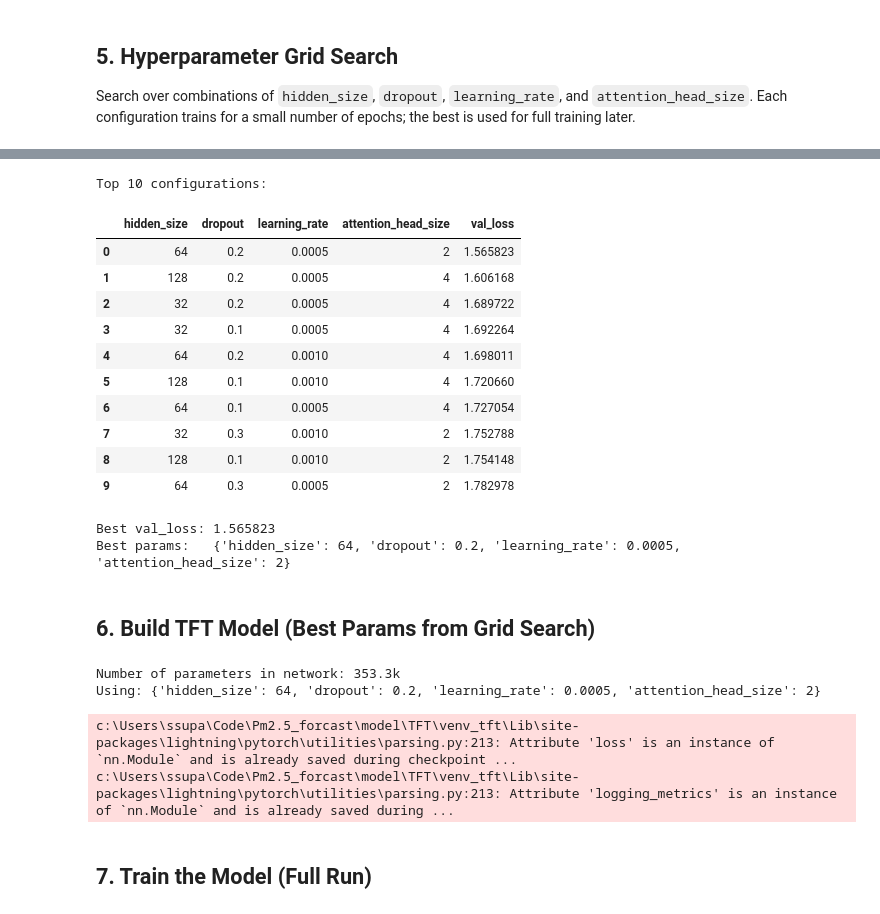
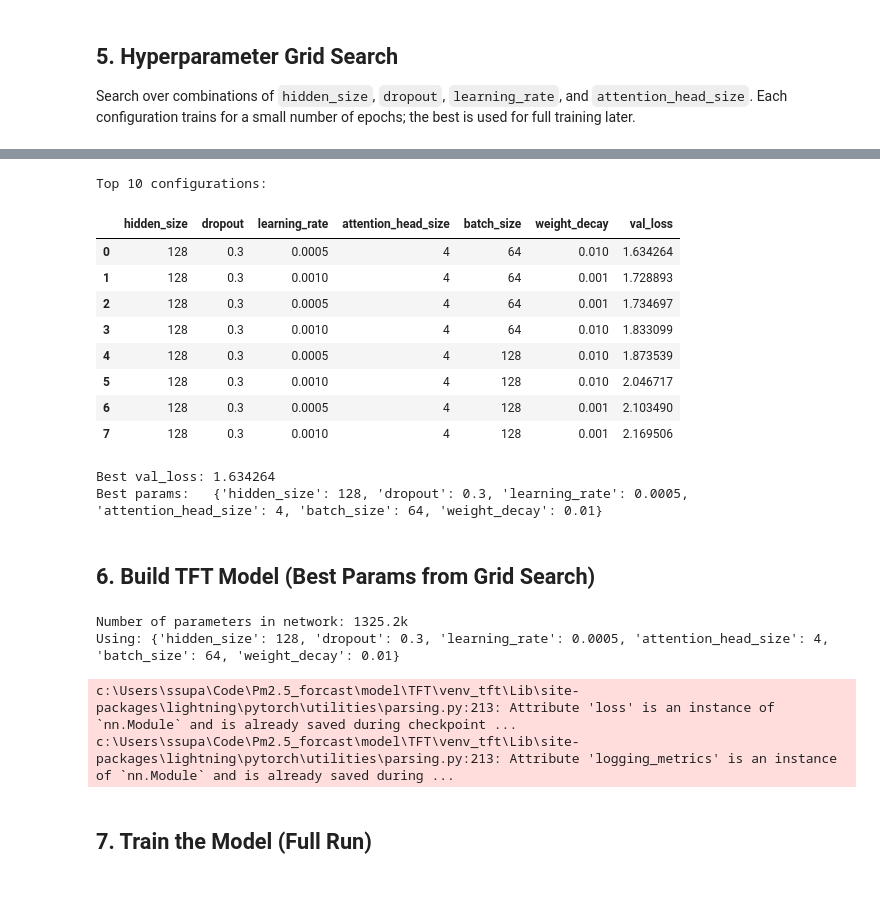
Before and after one commit to tawan123456789/Pm2.5_forcast, a Jupyter notebook: model/TFT/TFTv3.ipynb, the cells around one changed output, grey strips where cells are left out. Saved outputs shown, nothing was run; the diff lists cells and outputs as text; code cells hidden in the pictures.

```diff
--- a/model/TFT/TFTv3.ipynb
+++ b/model/TFT/TFTv3.ipynb
@@ -209,10 +209,12 @@ from itertools import product
 
 # --- Define the parameter grid ---
 param_grid = {
-    "hidden_size":        [32, 64, 128],
-    "dropout":            [0.1, 0.2, 0.3],
-    "learning_rate":      [1e-3, 5e-4],
-    "attention_head_size": [2, 4],
+    "hidden_size":        [128],
+    "dropout":            [0.3],
+    "learning_rate":      [0.001, 0.0005],
+    "attention_head_size": [4],
+    "batch_size":         [64, 128],
+    "weight_decay":       [1e-2, 1e-3],
 }
 
 GRID_SEARCH_EPOCHS = 30  # short runs to compare configurations
@@ -227,6 +229,10 @@ for i, values in enumerate(combos):
     params = dict(zip(keys, values))
     print(f"\n[{i+1}/{len(combos)}] {params}")
 
+    # Create dataloaders with current batch_size
+    gs_train_dataloader = training.to_dataloader(train=True, batch_size=params["batch_size"], num_workers=0)
+    gs_val_dataloader = validation.to_dataloader(train=False, batch_size=params["batch_size"] * 10, num_workers=0)
+
     model = TemporalFusionTransformer.from_dataset(
         training,
         learning_rate=params["learning_rate"],
@@ -237,13 +243,13 @@ for i, values in enumerate(combos):
         output_size=7,
         loss=QuantileLoss(),
         optimizer="adamw",
-        weight_decay=1e-2,
+        weight_decay=params["weight_decay"],
         reduce_on_plateau_patience=3,
         reduce_on_plateau_reduction=10,
         reduce_on_plateau_min_lr=1e-6,
     )
 
-    gs_logger = CSVLogger("logs", name="44T_Rand1_Features_BN", version=i)
+    gs_logger = CSVLogger("logs", name="44T_Rand1_Features_BN_V2", version=i)
 
     gs_early_stop = EarlyStopping(
         monitor="val_loss", min_delta=1e-4, patience=5, verbose=False, mode="min"
@@ -260,7 +266,7 @@ for i, values in enumerate(combos):
         enable_model_summary=False,
     )
 
-    gs_trainer.fit(model, train_dataloaders=train_dataloader, val_dataloaders=val_dataloader)
+    gs_trainer.fit(model, train_dataloaders=gs_train_dataloader, val_dataloaders=gs_val_dataloader)
 
     best_val_loss = gs_trainer.callback_metrics.get("val_loss", float("inf"))
     if isinstance(best_val_loss, torch.Tensor):
@@ -329,35 +336,38 @@ LOCAL_RANK: 0 - CUDA_VISIBLE_DEVICES: [0]
 # %%
 # --- Grid Search Results ---
 results_df = pd.DataFrame(grid_results).sort_values("val_loss").reset_index(drop=True)
 print("Top 10 configurations:")
 display(results_df.head(10))
 
 best_params = results_df.iloc[0].to_dict()
 best_val = best_params.pop("val_loss")
 # cast back to proper types
 best_params["hidden_size"]         = int(best_params["hidden_size"])
 best_params["attention_head_size"] = int(best_params["attention_head_size"])
+best_params["batch_size"]          = int(best_params["batch_size"])
 
 print(f"\nBest val_loss: {best_val:.6f}")
 print(f"Best params:   {best_params}")
 # %% [output]
 Top 10 configurations:
-|  | hidden_size | dropout | learning_rate | attention_head_size | val_loss |
-| 0 | 64 | 0.2 | 0.0005 | 2 | 1.565823 |
-| 1 | 128 | 0.2 | 0.0005 | 4 | 1.606168 |
-| 2 | 32 | 0.2 | 0.0005 | 4 | 1.689722 |
-| 3 | 32 | 0.1 | 0.0005 | 4 | 1.692264 |
-| 4 | 64 | 0.2 | 0.0010 | 4 | 1.698011 |
-| 5 | 128 | 0.1 | 0.0010 | 4 | 1.720660 |
-| 6 | 64 | 0.1 | 0.0005 | 4 | 1.727054 |
-| 7 | 32 | 0.3 | 0.0010 | 2 | 1.752788 |
-| 8 | 128 | 0.1 | 0.0010 | 2 | 1.754148 |
-| 9 | 64 | 0.3 | 0.0005 | 2 | 1.782978 |
+|  | hidden_size | dropout | learning_rate | attention_head_size | batch_size | weight_decay | val_loss |
+| 0 | 128 | 0.3 | 0.0005 | 4 | 64 | 0.010 | 1.634264 |
+| 1 | 128 | 0.3 | 0.0010 | 4 | 64 | 0.001 | 1.728893 |
+| 2 | 128 | 0.3 | 0.0005 | 4 | 64 | 0.001 | 1.734697 |
+| 3 | 128 | 0.3 | 0.0010 | 4 | 64 | 0.010 | 1.833099 |
+| 4 | 128 | 0.3 | 0.0005 | 4 | 128 | 0.010 | 1.873539 |
+| 5 | 128 | 0.3 | 0.0010 | 4 | 128 | 0.010 | 2.046717 |
+| 6 | 128 | 0.3 | 0.0005 | 4 | 128 | 0.001 | 2.103490 |
+| 7 | 128 | 0.3 | 0.0010 | 4 | 128 | 0.001 | 2.169506 |
-Best val_loss: 1.565823
-Best params:   {'hidden_size': 64, 'dropout': 0.2, 'learning_rate': 0.0005, 'attention_head_size': 2}
+Best val_loss: 1.634264
+Best params:   {'hidden_size': 128, 'dropout': 0.3, 'learning_rate': 0.0005, 'attention_head_size': 4, 'batch_size': 64, 'weight_decay': 0.01}
 # %% [markdown]
 ## 6. Build TFT Model (Best Params from Grid Search)
 # %%
+# Recreate dataloaders with best batch_size
+train_dataloader = training.to_dataloader(train=True, batch_size=best_params["batch_size"], num_workers=0)
+val_dataloader = validation.to_dataloader(train=False, batch_size=best_params["batch_size"] * 10, num_workers=0)
+
 tft = TemporalFusionTransformer.from_dataset(
     training,
     learning_rate=best_params["learning_rate"],
@@ -368,7 +378,7 @@ tft = TemporalFusionTransformer.from_dataset(
     output_size=7,             # 7 quantiles
     loss=QuantileLoss(),
     optimizer="adamw",
-    weight_decay=1e-2,
+    weight_decay=best_params["weight_decay"],
     reduce_on_plateau_patience=5,
     reduce_on_plateau_reduction=10,
     reduce_on_plateau_min_lr=1e-6,
@@ -377,8 +387,8 @@ tft = TemporalFusionTransformer.from_dataset(
 print(f"Number of parameters in network: {tft.size()/1e3:.1f}k")
 print(f"Using: {best_params}")
 # %% [output]
-Number of parameters in network: 353.3k
-Using: {'hidden_size': 64, 'dropout': 0.2, 'learning_rate': 0.0005, 'attention_head_size': 2}
+Number of parameters in network: 1325.2k
+Using: {'hidden_size': 128, 'dropout': 0.3, 'learning_rate': 0.0005, 'attention_head_size': 4, 'batch_size': 64, 'weight_decay': 0.01}
 c:\Users\ssupa\Code\Pm2.5_forcast\model\TFT\venv_tft\Lib\site-packages\lightning\pytorch\utilities\parsing.py:213: Attribute 'loss' is an instance of `nn.Module` and is already saved during checkpoint ...
 c:\Users\ssupa\Code\Pm2.5_forcast\model\TFT\venv_tft\Lib\site-packages\lightning\pytorch\utilities\parsing.py:213: Attribute 'logging_metrics' is an instance of `nn.Module` and is already saved during ...
 # %% [markdown]
```
Also changed, not shown: parts of 9 cells of this notebook, 5 other files.
